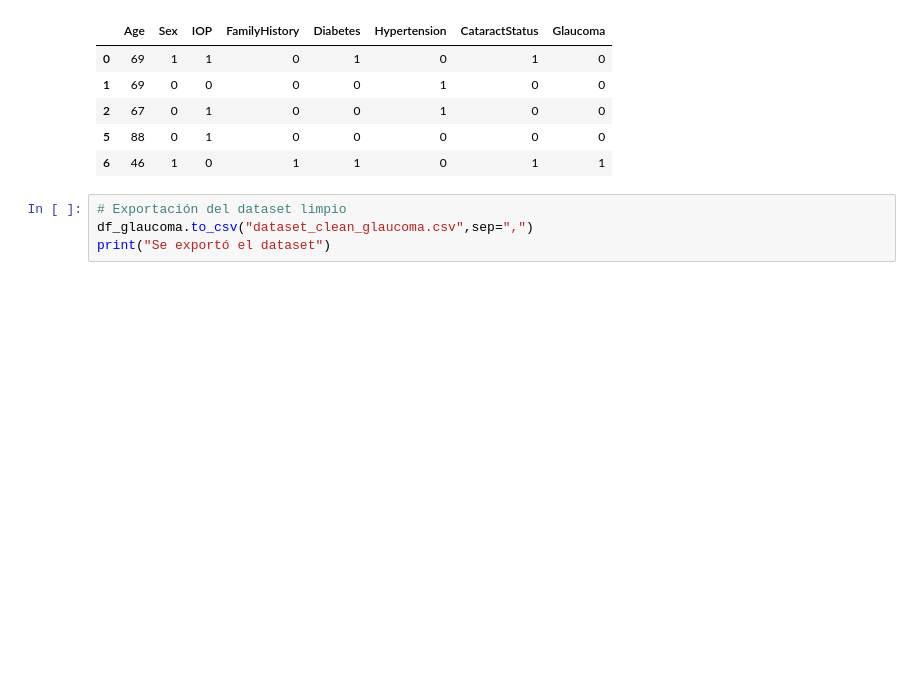
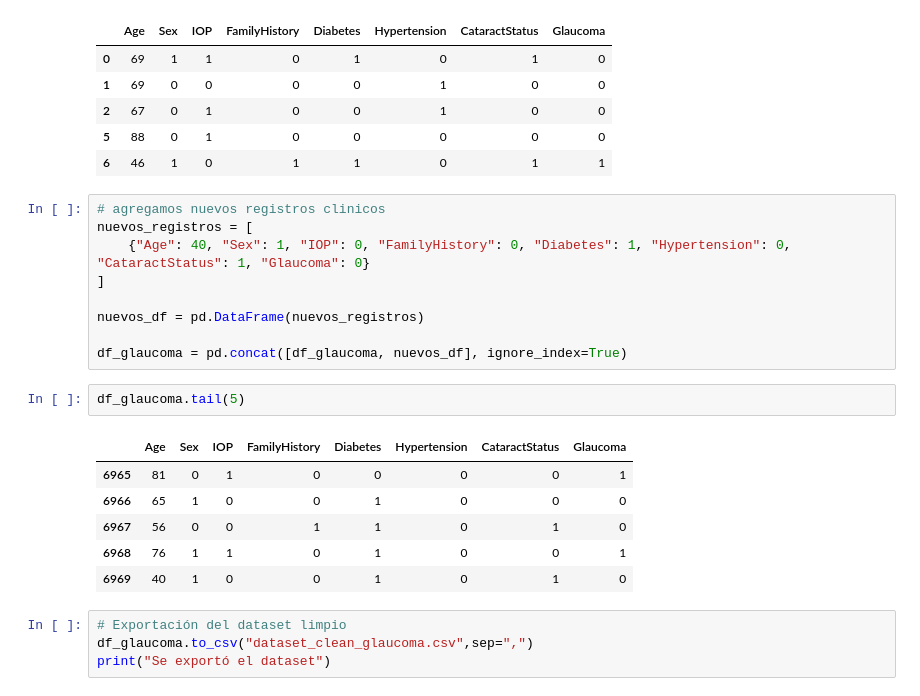
Before and after one commit to MrDevv/EyeAlertModeloAPI, a Jupyter notebook: modelo-ml.ipynb, the cells around one changed output. Drawn from its saved outputs; the diff is of its cells as text; blank space fills up the shorter version.

```diff
--- a/modelo-ml.ipynb
+++ b/modelo-ml.ipynb
@@ -214,6 +209,24 @@ df_glaucoma.head()
 | 2 | 67 | 0 | 1 | 0 | 0 | 1 | 0 | 0 |
 | 5 | 88 | 0 | 1 | 0 | 0 | 0 | 0 | 0 |
 | 6 | 46 | 1 | 0 | 1 | 1 | 0 | 1 | 1 |
+# %%
+# agregamos nuevos registros clinicos
+nuevos_registros = [
+    {"Age": 40, "Sex": 1, "IOP": 0, "FamilyHistory": 0, "Diabetes": 1, "Hypertension": 0, "CataractStatus": 1, "Glaucoma": 0}
+]
+
+nuevos_df = pd.DataFrame(nuevos_registros)
+
+df_glaucoma = pd.concat([df_glaucoma, nuevos_df], ignore_index=True)
+# %%
+df_glaucoma.tail(5)
+# %% [output]
+|  | Age | Sex | IOP | FamilyHistory | Diabetes | Hypertension | CataractStatus | Glaucoma |
+| 6965 | 81 | 0 | 1 | 0 | 0 | 0 | 0 | 1 |
+| 6966 | 65 | 1 | 0 | 0 | 1 | 0 | 0 | 0 |
+| 6967 | 56 | 0 | 0 | 1 | 1 | 0 | 1 | 0 |
+| 6968 | 76 | 1 | 1 | 0 | 1 | 0 | 0 | 1 |
+| 6969 | 40 | 1 | 0 | 0 | 1 | 0 | 1 | 0 |
 # %%
 # Exportación del dataset limpio
 df_glaucoma.to_csv("dataset_clean_glaucoma.csv",sep=",")
```
Also changed, not shown: parts of 19 cells of this notebook, 3 other files.
